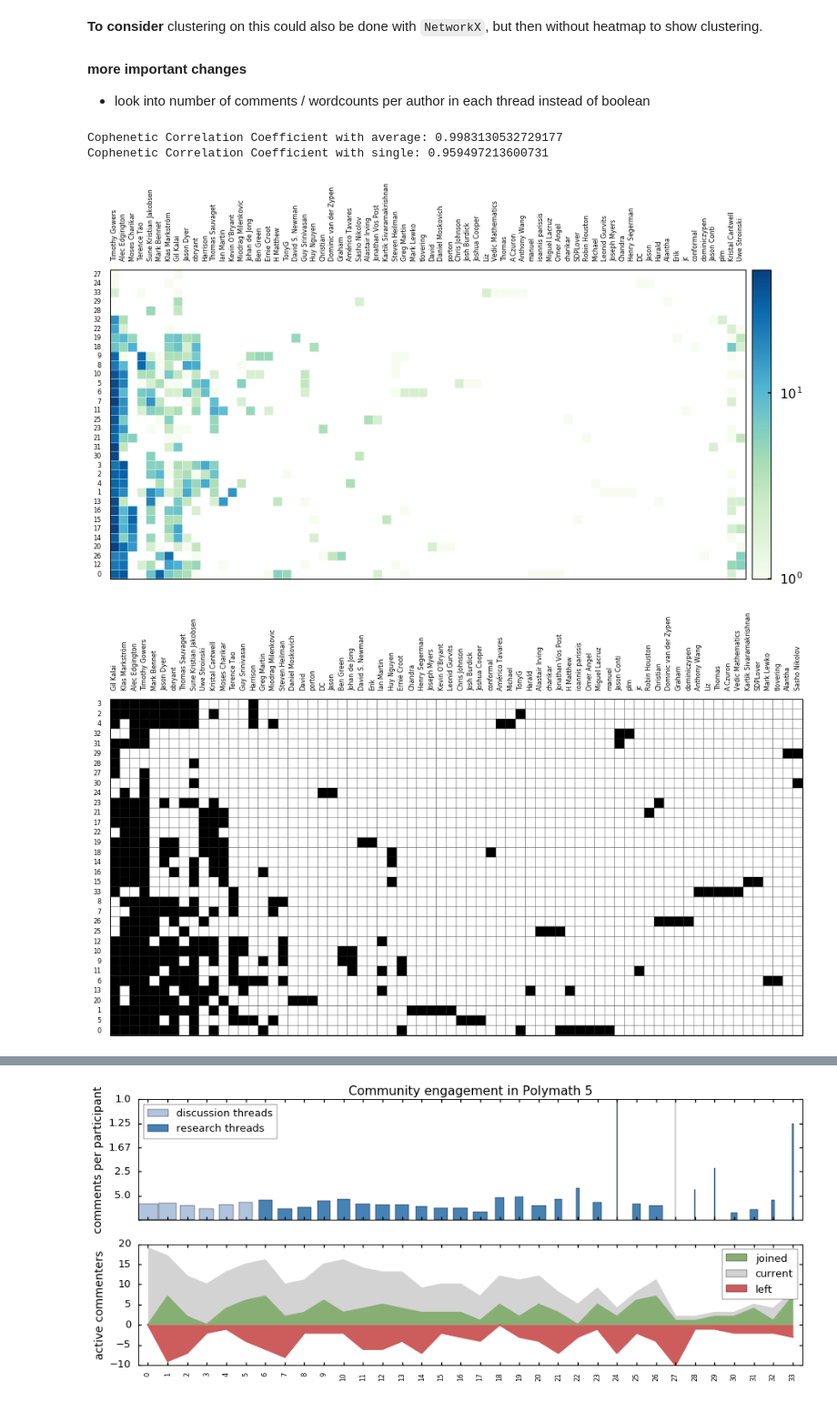
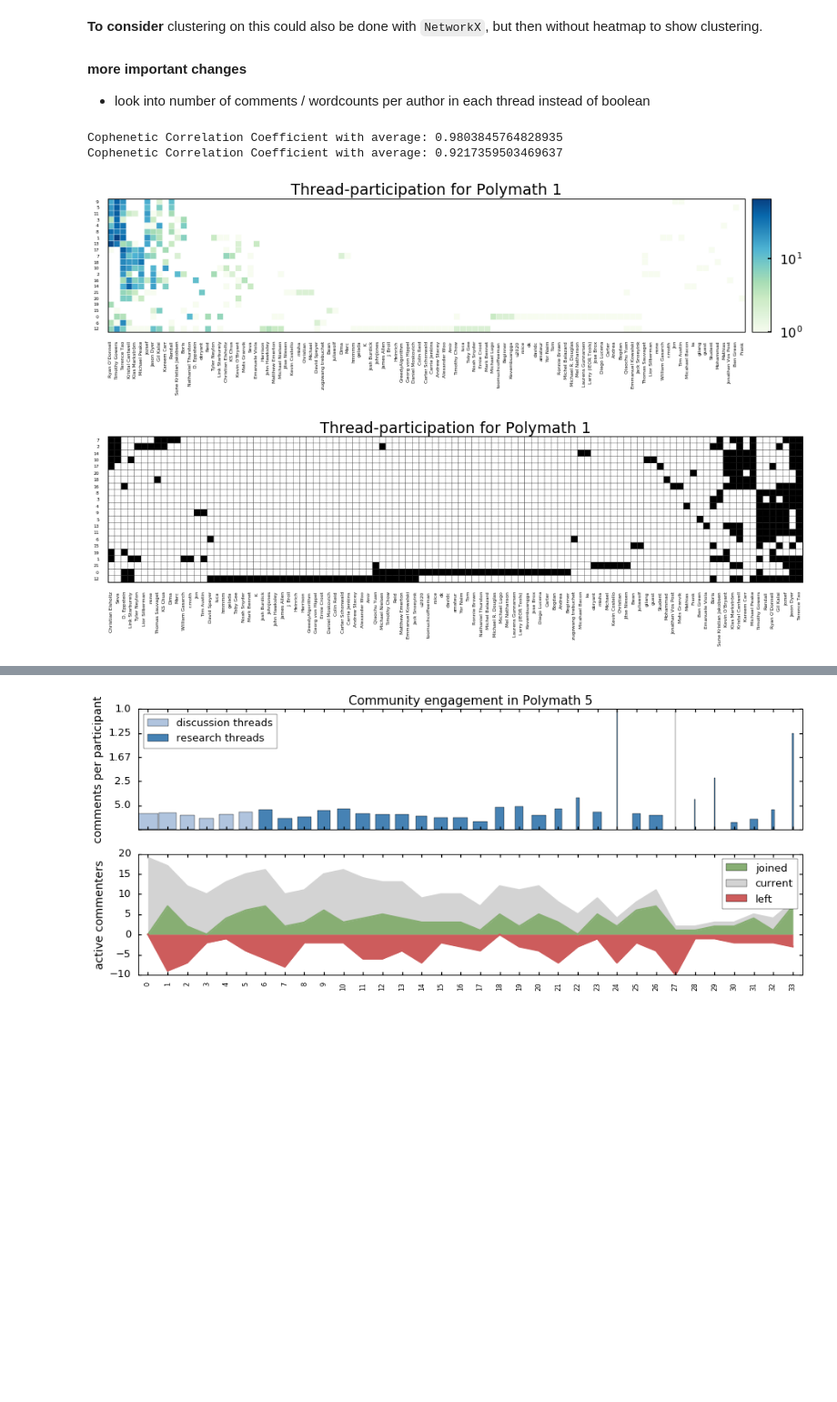
Before and after one commit to patrickallo/mathpracmod, a Jupyter notebook: Polymath Comparison.ipynb, the cells around one changed output, grey strips where cells are left out. Shown at 91% size. Saved outputs shown, nothing was run; the diff lists cells and outputs as text; code cells hidden in the pictures; blank space fills up the shorter version.

```diff
--- a/Polymath Comparison.ipynb
+++ b/Polymath Comparison.ipynb
@@ -438,14 +432,18 @@ def project_heatmap(project, binary=False, cluster_threads = True,
         raise ValueError("Need either Polymath or Mini Polymath project")
     all_authors = sorted(list(data.iloc[-1]['authors (accumulated)']))
     if skip_anon:
-        all_authors.remove("Anonymous")
+        try:
+            all_authors.remove("Anonymous")
+        except ValueError:
+            pass
     data = data['comment_counter']
     title = "Participation per thread in " + project
     if binary:
         as_matrix=np.array([[True if author in data[thread] else False for author in all_authors]
                         for thread in data.index])
         Z_author = linkage(as_matrix.T, method=binary_method, metric='hamming')
-        Z_thread = linkage(as_matrix, method=binary_method, metric='hamming')
+        if cluster_threads:
+            Z_thread = linkage(as_matrix, method=binary_method, metric='hamming')
         c, _ = cophenet(Z_author, pdist(as_matrix.T))
         print("Cophenetic Correlation Coefficient with {}: {}".format(binary_method, c))
     else:
@@ -455,16 +453,18 @@ def project_heatmap(project, binary=False, cluster_threads = True,
             as_matrix.append(new_row)
         as_matrix = np.array(as_matrix)
         Z_author = linkage(as_matrix.T, method=method, metric='euclidean')
-        Z_thread = linkage(as_matrix, method=method, metric='euclidean')
+        if cluster_threads:
+            Z_thread = linkage(as_matrix, method=method, metric='euclidean')
         c, _ = cophenet(Z_author, pdist(as_matrix.T))
         print("Cophenetic Correlation Coefficient with {}: {}".format(method, c))
     ddata_author = dendrogram(Z_author, color_threshold=.07, no_plot=True)
-    ddata_thread = dendrogram(Z_thread, color_threshold=.07, no_plot=True)
     df = DataFrame(as_matrix, columns=all_authors)
     cols = [all_authors[i] for i in ddata_author['leaves']]
     df = df[cols]
-    rows = [df.index[i] for i in ddata_thread['leaves']]
-    df = df.reindex(rows)
+    if cluster_threads:
+        ddata_thread = dendrogram(Z_thread, color_threshold=.07, no_plot=True)
+        rows = [df.index[i] for i in ddata_thread['leaves']]
+        df = df.reindex(rows)
     matplotlib.style.use('seaborn-poster')
     fig, ax = plt.subplots(1,1)
     heatmap = ax.pcolor(df,
@@ -474,8 +474,9 @@ def project_heatmap(project, binary=False, cluster_threads = True,
 
     ax.autoscale(tight=True)  # get rid of whitespace in margins of heatmap
     ax.set_aspect('equal')  # ensure heatmap cells are square
-    ax.xaxis.set_ticks_position('top')  # put column labels at the top
+    ax.xaxis.set_ticks_position('bottom')  # put column labels at the bottom
     ax.tick_params(bottom='off', top='off', left='off', right='off')  # turn off ticks
+    ax.set_title("Thread-participation in {}".format(project))
 
     plt.yticks(np.arange(len(df.index)) + 0.5, df.index, fontsize=fontsize)
     plt.xticks(np.arange(len(df.columns)) + 0.5, df.columns, rotation=90, fontsize=fontsize)
@@ -493,10 +494,10 @@ def project_heatmap(project, binary=False, cluster_threads = True,
 #### more important changes
 + look into number of comments / wordcounts per author in each thread instead of boolean
 # %%
-project_heatmap("Polymath 5", method='average', log=True, fontsize=8)
-project_heatmap("Polymath 5", binary=True, binary_method='single', fontsize=8)
+project_heatmap("Polymath 1", cluster_threads=True, method='average', log=True, fontsize=6)
+project_heatmap("Polymath 1", cluster_threads=True, binary=True, binary_method='average', fontsize=6)
 # %% [output]
-Cophenetic Correlation Coefficient with average: 0.9983130532729177
-Cophenetic Correlation Coefficient with single: 0.959497213600731
+Cophenetic Correlation Coefficient with average: 0.9803845764828935
+Cophenetic Correlation Coefficient with average: 0.9217359503469637
-[figure, old version]
+[figure, new version]
-[figure, old version]
+[figure, new version]
```
Also changed, not shown: parts of 21 cells of this notebook, 2 other files.
